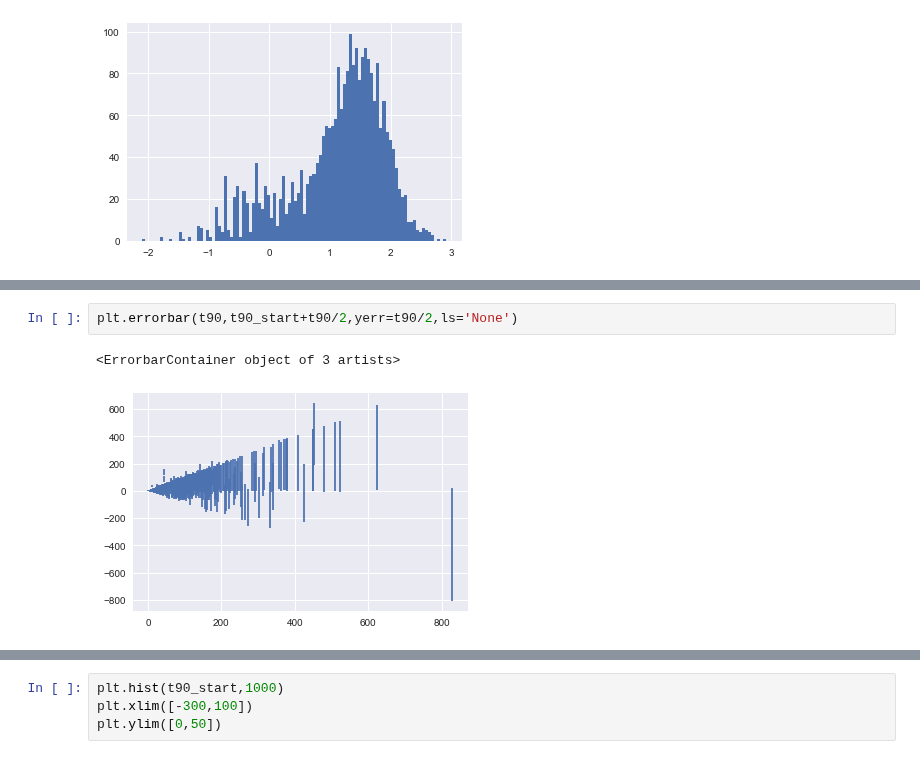
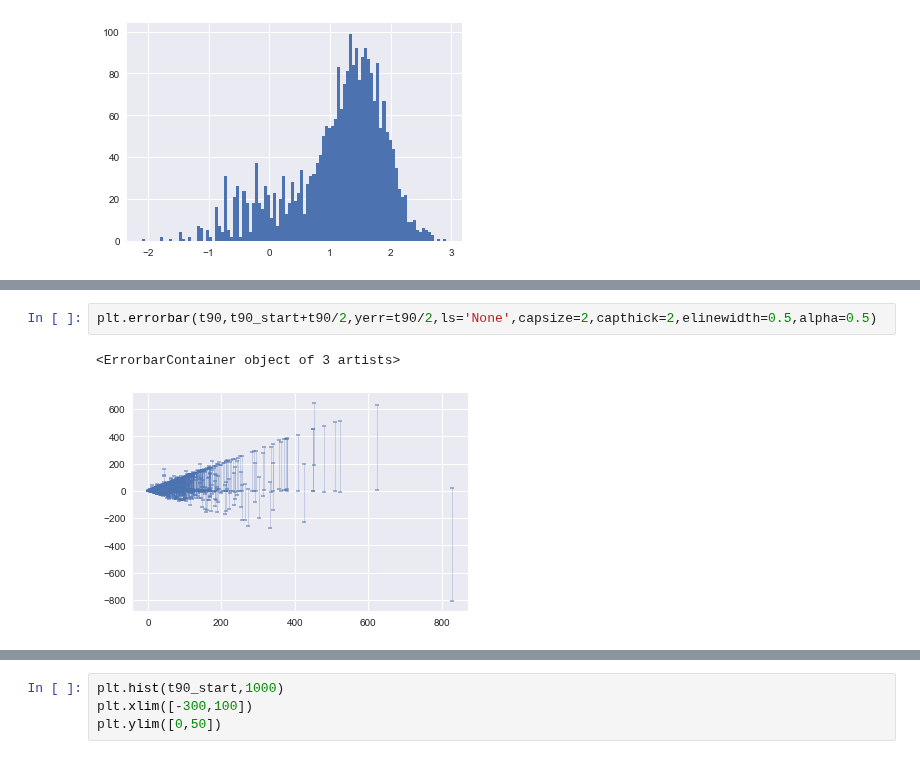
Before and after one commit to Lang-Shao/graduate_cource, a Jupyter notebook: General_Python/Statistics/Duration_GBM_catalog.ipynb, the cells around one changed output, grey strips where cells are left out. Cells and saved outputs as stored; diff of their text form.

Commit message:
update errorbar

```diff
--- a/General_Python/Statistics/Duration_GBM_catalog.ipynb
+++ b/General_Python/Statistics/Duration_GBM_catalog.ipynb
@@ -65,5 +65,5 @@ plt.ylim([-0.1,0.1])
 # %%
-plt.errorbar(t90,t90_start+t90/2,yerr=t90/2,ls='None')
+plt.errorbar(t90,t90_start+t90/2,yerr=t90/2,ls='None',capsize=2,capthick=2,elinewidth=0.5,alpha=0.5)
 # %% [output]
 <ErrorbarContainer object of 3 artists>
-[figure, old version]
+[figure, new version]
```
Also changed, not shown: parts of 4 cells of this notebook.
